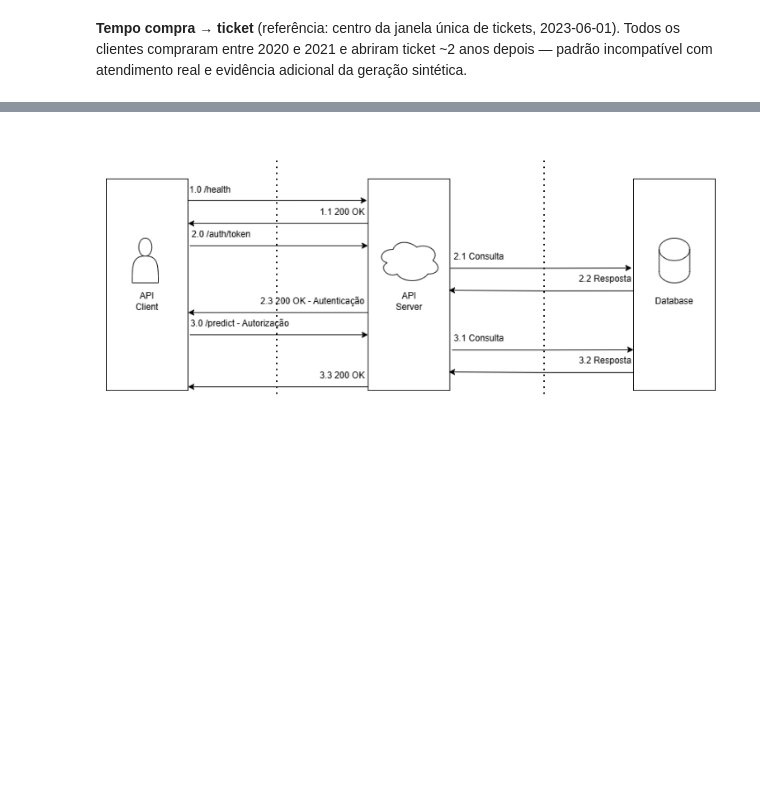
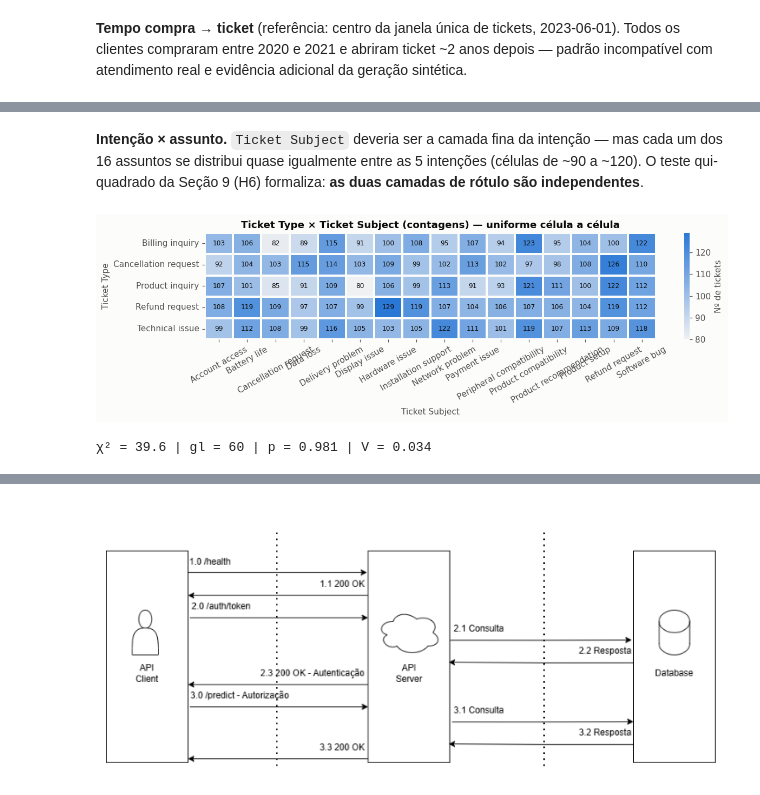
Before and after one commit to renefranciscofs/diego_rene_yuri_william, a Jupyter notebook: eda/eda.ipynb, the cells around one changed output, grey strips where cells are left out. Saved outputs shown, nothing was run; the diff lists cells and outputs as text; code cells hidden in the pictures; blank space fills up the shorter version.

Commit message:
EDA completo: análise multivariada, outliers e testes de   hipótese

```diff
--- a/eda/eda.ipynb
+++ b/eda/eda.ipynb
@@ -605,0 +693,31 @@ Tempo compra→ticket: min 17 | mediana 29 | max 41 meses
+# %% [markdown]
+**Intenção × assunto.** `Ticket Subject` deveria ser a camada fina da intenção — mas cada um
+dos 16 assuntos se distribui quase igualmente entre as 5 intenções (células de ~90 a ~120). O
+teste qui-quadrado da Seção 9 (H6) formaliza: **as duas camadas de rótulo são independentes**.
+# %%
+tab2 = pd.crosstab(clean["Ticket Type"], clean["Ticket Subject"])
+
+fig, ax = plt.subplots(figsize=(11.5, 3.6))
+sns.heatmap(
+    tab2,
+    annot=True,
+    fmt="d",
+    cmap=sns.light_palette(BLUE, as_cmap=True),
+    cbar_kws={"label": "Nº de tickets"},
+    annot_kws={"color": INK, "fontsize": 8},
+    linewidths=1.5,
+    linecolor=SURFACE,
+    ax=ax,
+)
+ax.set_title("Ticket Type × Ticket Subject (contagens) — uniforme célula a célula")
+ax.set_xlabel("Ticket Subject")
+ax.set_ylabel("Ticket Type")
+ax.tick_params(axis="x", labelrotation=30)
+plt.tight_layout()
+plt.show()
+
+chi2, p, dof, _ = stats.chi2_contingency(tab2)
+print(f"χ² = {chi2:.1f} | gl = {dof} | p = {p:.3f} | V = {cramers_v(clean['Ticket Type'], clean['Ticket Subject']):.3f}")
+# %% [output]
+[figure, added]
+χ² = 39.6 | gl = 60 | p = 0.981 | V = 0.034
```
Also changed, not shown: parts of 40 cells of this notebook, 3 other files.
